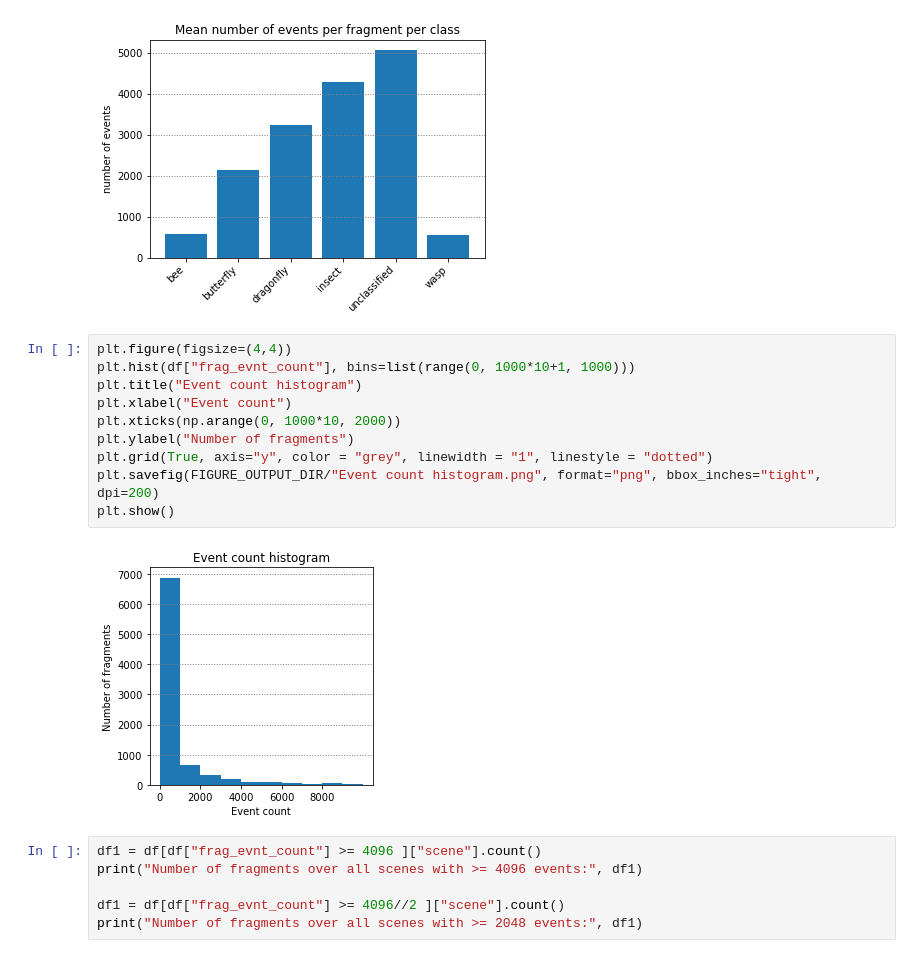
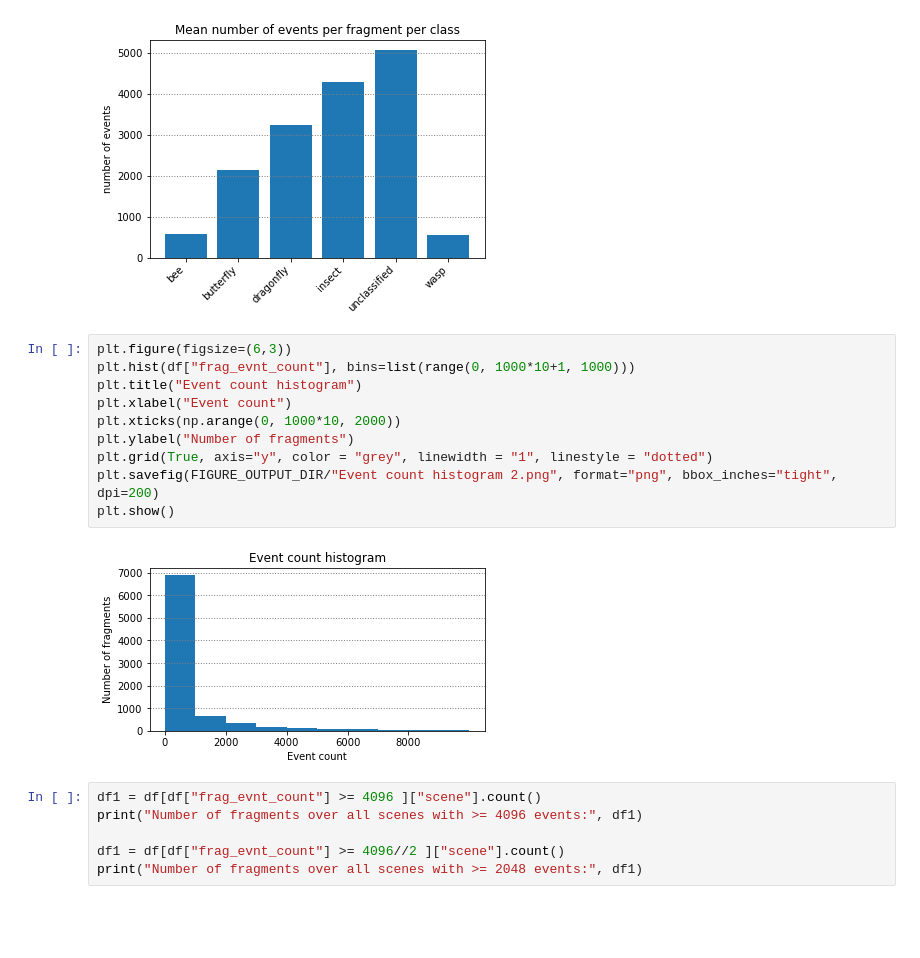
Before and after one commit to boeges/ma_point_cloud_processing, a Jupyter notebook: inspect_hist_statistics.ipynb, the cells around one changed output. Drawn from its saved outputs; the diff is of its cells as text; blank space fills up the shorter version.

```diff
--- a/inspect_hist_statistics.ipynb
+++ b/inspect_hist_statistics.ipynb
@@ -148,17 +153,17 @@ plt.show()
 [figure]
 [figure]
 # %%
-plt.figure(figsize=(4,4))
+plt.figure(figsize=(6,3))
 plt.hist(df["frag_evnt_count"], bins=list(range(0, 1000*10+1, 1000)))
 plt.title("Event count histogram")
 plt.xlabel("Event count")
 plt.xticks(np.arange(0, 1000*10, 2000))
 plt.ylabel("Number of fragments")
 plt.grid(True, axis="y", color = "grey", linewidth = "1", linestyle = "dotted")
-plt.savefig(FIGURE_OUTPUT_DIR/"Event count histogram.png", format="png", bbox_inches="tight", dpi=200)
+plt.savefig(FIGURE_OUTPUT_DIR/"Event count histogram 2.png", format="png", bbox_inches="tight", dpi=200)
 plt.show()
 # %% [output]
-[figure, old version]
+[figure, new version]
 # %%
 df1 = df[df["frag_evnt_count"] >= 4096 ]["scene"].count()
 print("Number of fragments over all scenes with >= 4096 events:", df1)
```
Also changed, not shown: parts of 2 cells of this notebook, 3 other files.
